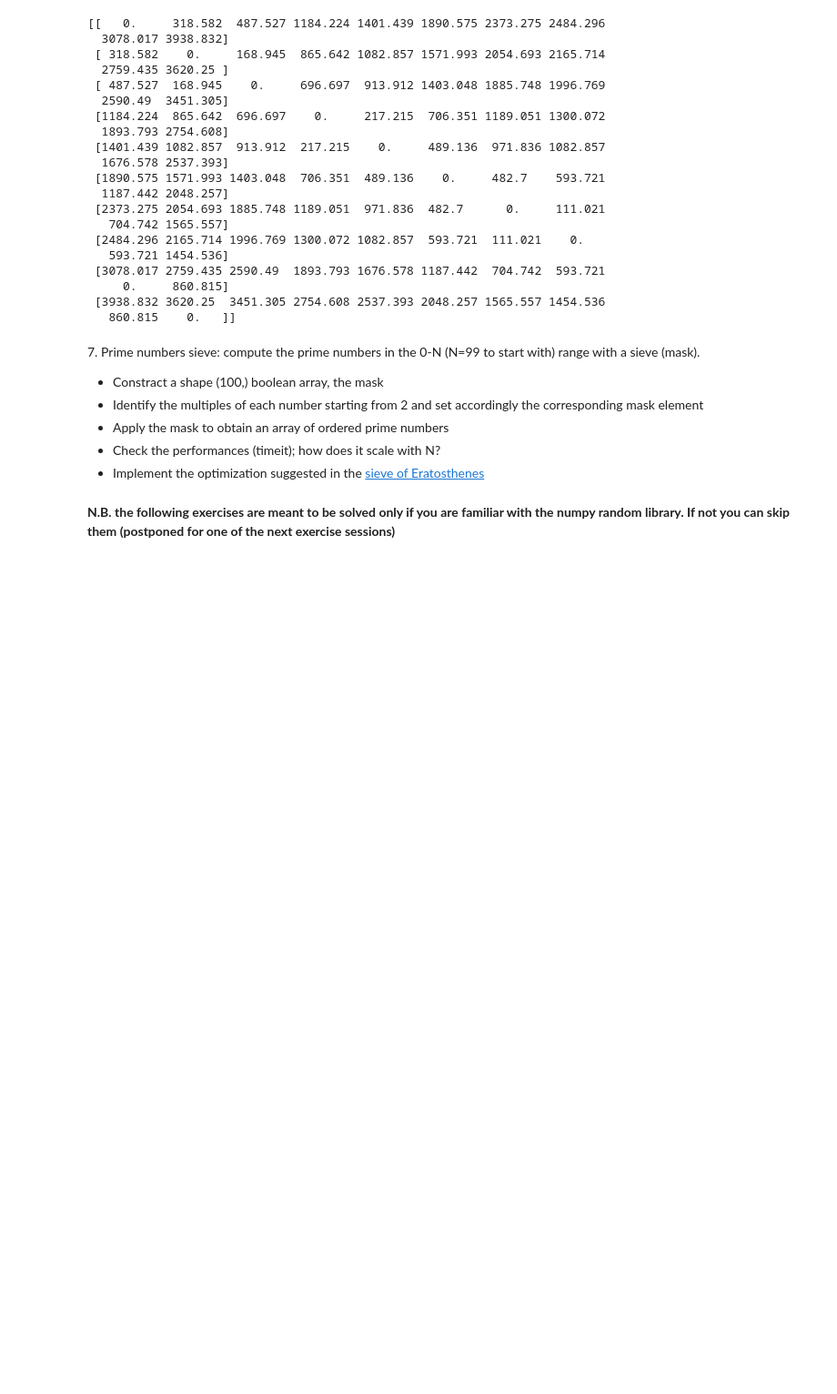
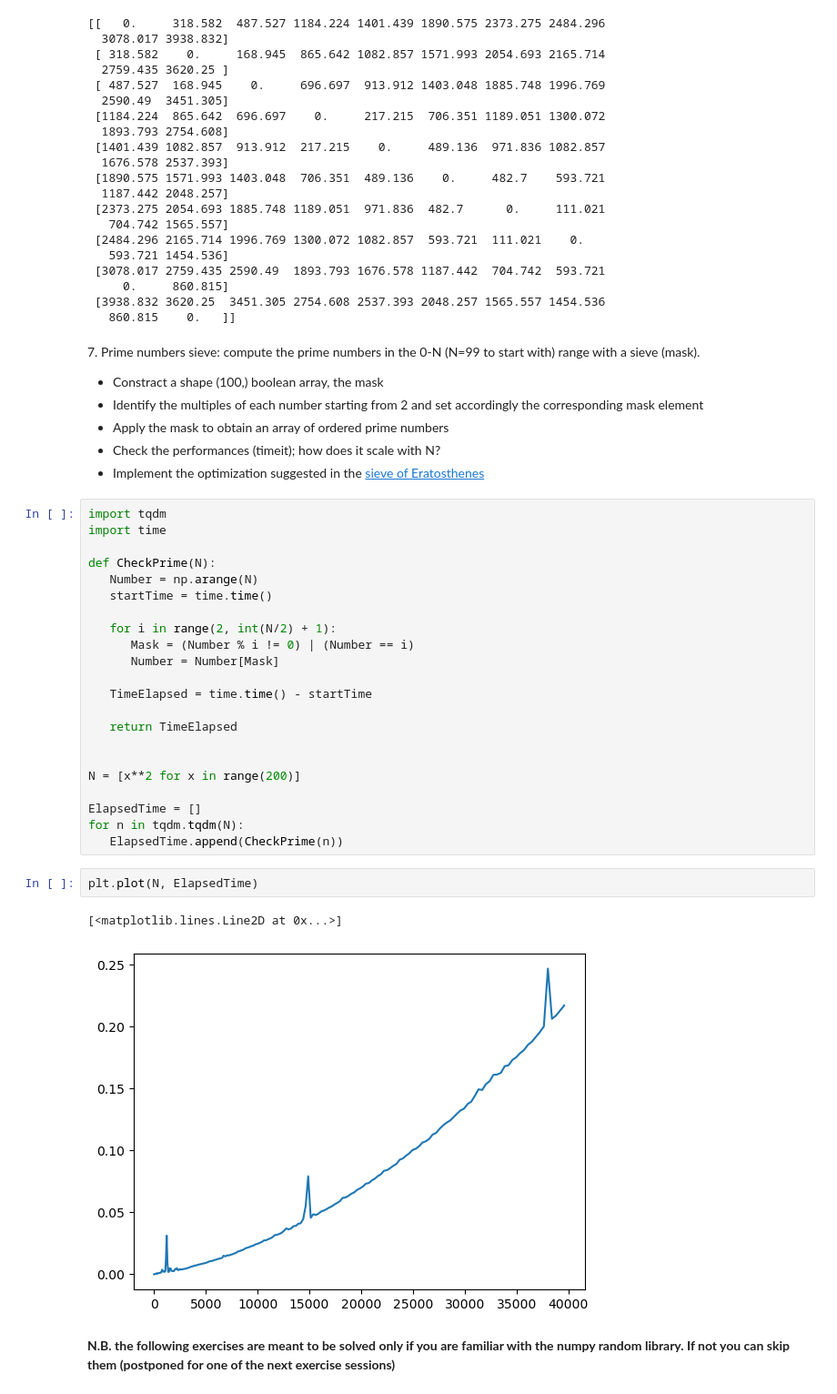
Before and after one commit to FrancescoLR02/LaboratoryOfComputationalPhysics_Y7, a Jupyter notebook: ExercisesForExam/04ex_Numpy.ipynb, the cells around one changed output. Shown at 91% size. Cells and saved outputs as stored; diff of their text form; blank space fills up the shorter version.

```diff
--- a/ExercisesForExam/04ex_Numpy.ipynb
+++ b/ExercisesForExam/04ex_Numpy.ipynb
@@ -184,6 +184,33 @@ print(DistanceGrid)
   * Apply the mask to obtain an array of ordered prime numbers
   * Check the performances (timeit); how does it scale with N?
   * Implement the optimization suggested in the [sieve of Eratosthenes](https://en.wikipedia.org/wiki/Sieve_of_Eratosthenes)
+# %%
+import tqdm
+import time
+
+def CheckPrime(N):
+   Number = np.arange(N)
+   startTime = time.time()
+
+   for i in range(2, int(N/2) + 1):
+      Mask = (Number % i != 0) | (Number == i)
+      Number = Number[Mask]
+
+   TimeElapsed = time.time() - startTime
+
+   return TimeElapsed
+
+
+N = [x**2 for x in range(200)]
+
+ElapsedTime = []
+for n in tqdm.tqdm(N):
+   ElapsedTime.append(CheckPrime(n))
+# %%
+plt.plot(N, ElapsedTime)
+# %% [output]
+[<matplotlib.lines.Line2D at 0x...>]
+[figure, added]
 # %% [markdown]
 **N.B. the following exercises are meant to be solved only if you are familiar with the numpy random library. If not you can skip them (postponed for one of the next exercise sessions)**
 # %% [markdown]
```
Also changed, not shown: parts of 2 cells of this notebook, 14 other files.
